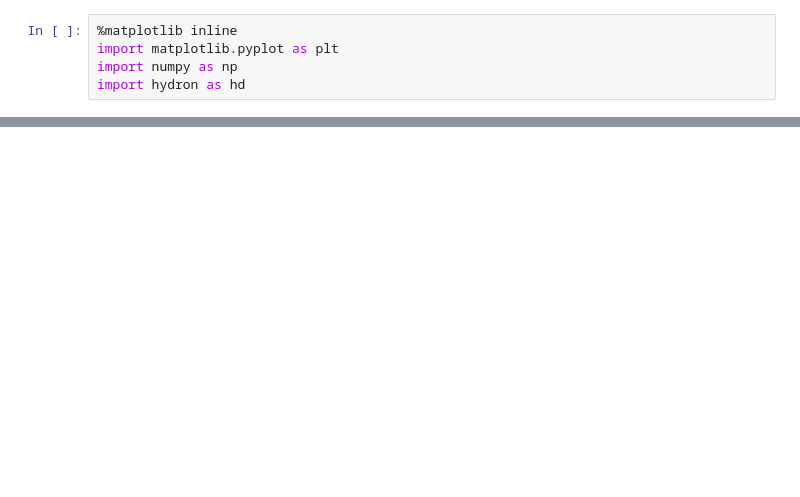
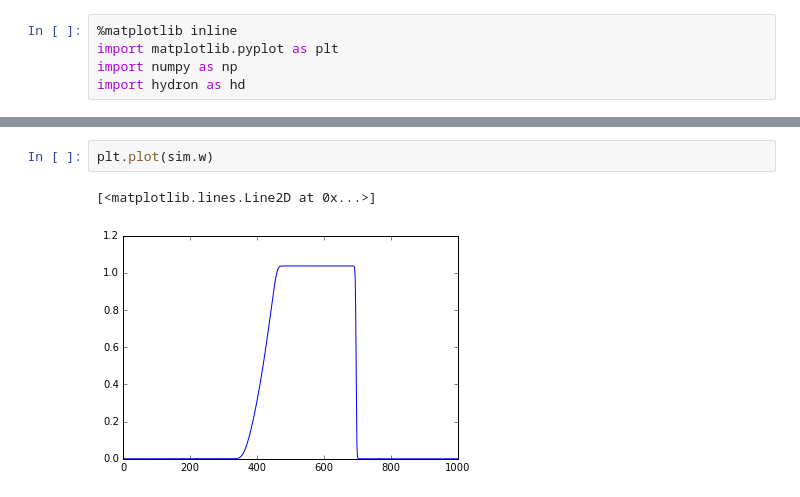
Before and after one commit to temik42/lib, a Jupyter notebook: hydron/example-Copy1.ipynb, the cells around one changed output, grey strips where cells are left out. Cells and saved outputs as stored; diff of their text form; blank space fills up the shorter version.

```diff
--- a/hydron/example-Copy1.ipynb
+++ b/hydron/example-Copy1.ipynb
@@ -70,0 +68,5 @@ print '\tqqq'
+# %%
+plt.plot(sim.w)
+# %% [output]
+[<matplotlib.lines.Line2D at 0x...>]
+[figure, added]
```
Also changed, not shown: parts of 8 cells of this notebook, 11 other files.
